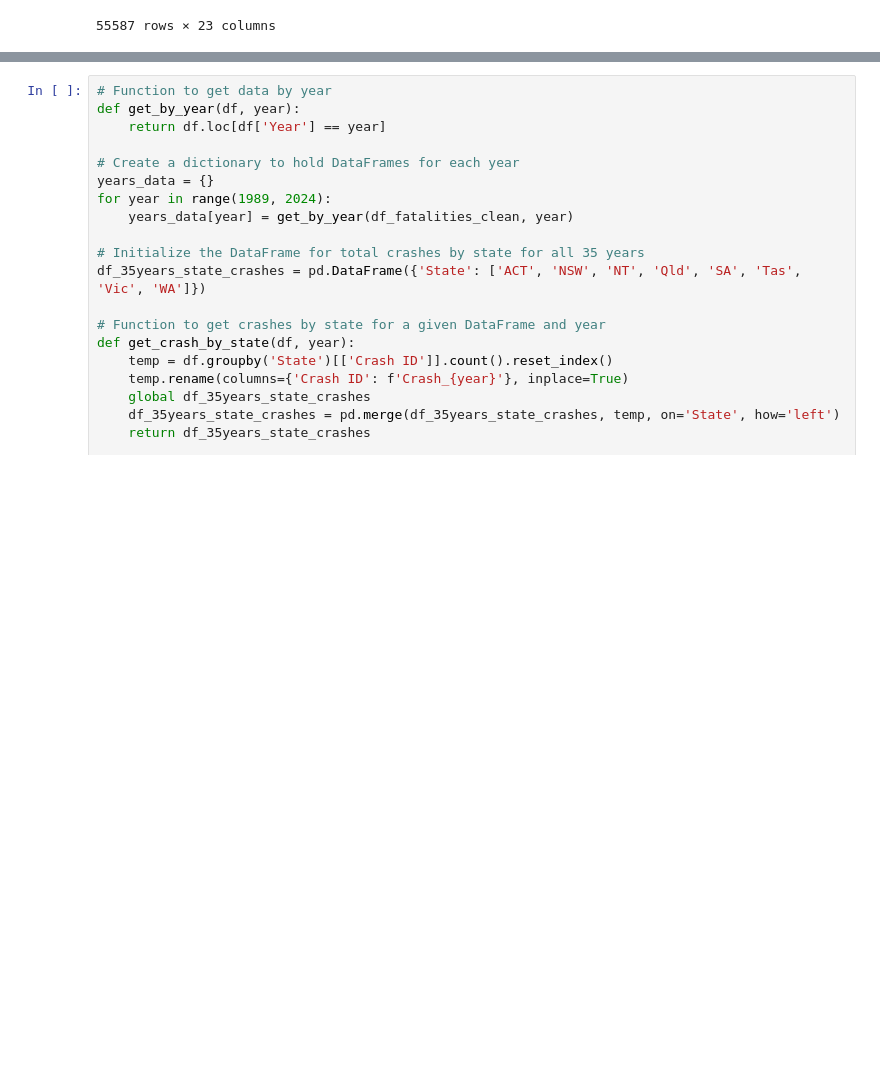
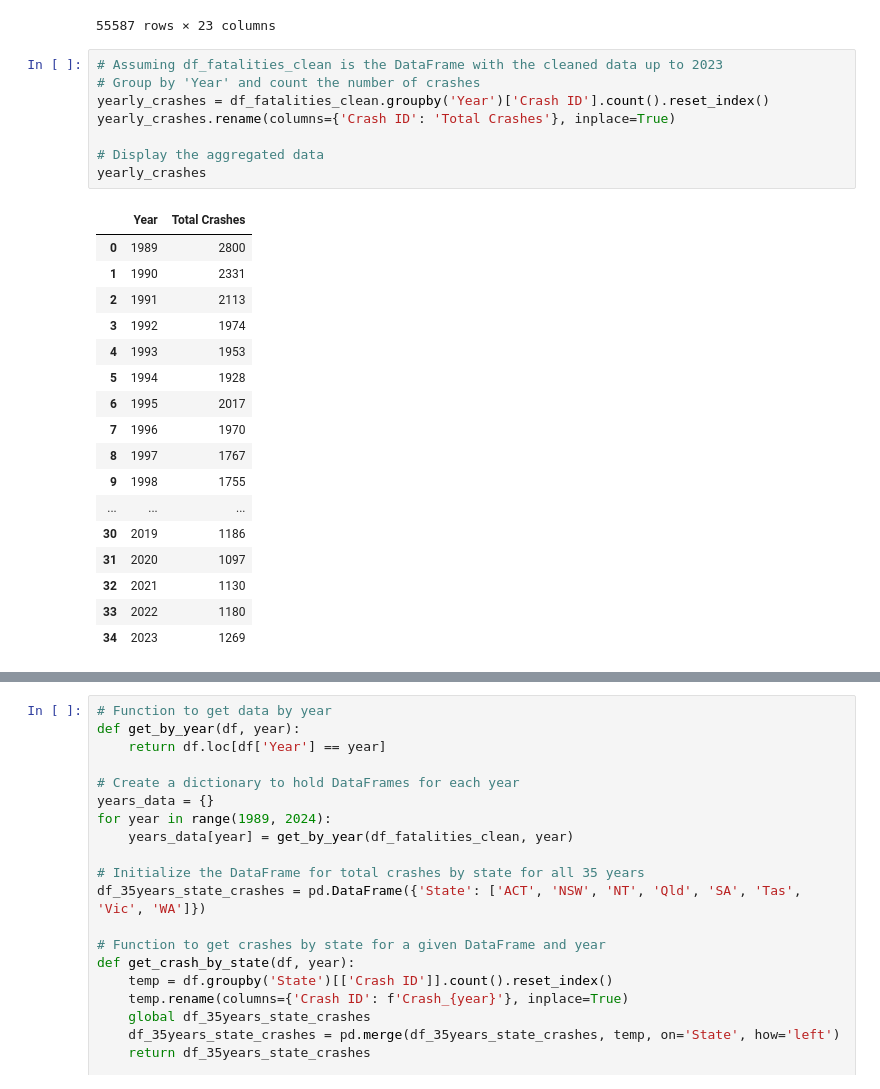
Before and after one commit to Yukitoshi12345/Australia-Road-Fatality, a Jupyter notebook: main.ipynb, the cells around one changed output, grey strips where cells are left out. Cells and saved outputs as stored; diff of their text form; blank space fills up the shorter version.

```diff
--- a/main.ipynb
+++ b/main.ipynb
@@ -47,3 +47,29 @@ df_fatalities_clean
 | 56123 | 19896006 | Tas | 1 | 1989 | Wednesday | 20:20 | Multiple | No | ... |
 | 56124 | 19895133 | WA | 1 | 1989 | Wednesday | 21:00 | Multiple | No | ... |
 55587 rows × 23 columns
+# %%
+# Assuming df_fatalities_clean is the DataFrame with the cleaned data up to 2023
+# Group by 'Year' and count the number of crashes
+yearly_crashes = df_fatalities_clean.groupby('Year')['Crash ID'].count().reset_index()
+yearly_crashes.rename(columns={'Crash ID': 'Total Crashes'}, inplace=True)
+
+# Display the aggregated data
+yearly_crashes
+# %% [output]
+|  | Year | Total Crashes |
+| 0 | 1989 | 2800 |
+| 1 | 1990 | 2331 |
+| 2 | 1991 | 2113 |
+| 3 | 1992 | 1974 |
+| 4 | 1993 | 1953 |
+| 5 | 1994 | 1928 |
+| 6 | 1995 | 2017 |
+| 7 | 1996 | 1970 |
+| 8 | 1997 | 1767 |
+| 9 | 1998 | 1755 |
+| ... | ... | ... |
+| 30 | 2019 | 1186 |
+| 31 | 2020 | 1097 |
+| 32 | 2021 | 1130 |
+| 33 | 2022 | 1180 |
+| 34 | 2023 | 1269 |
```
Also changed, not shown: parts of 4 cells of this notebook, 1 other file.
